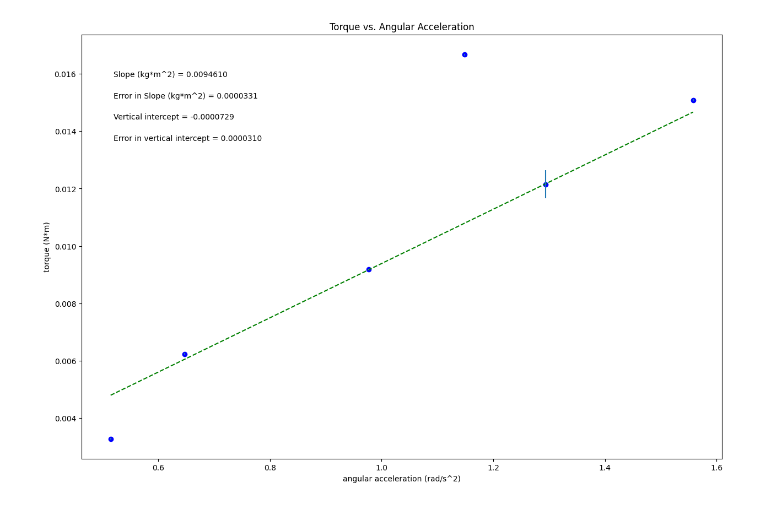
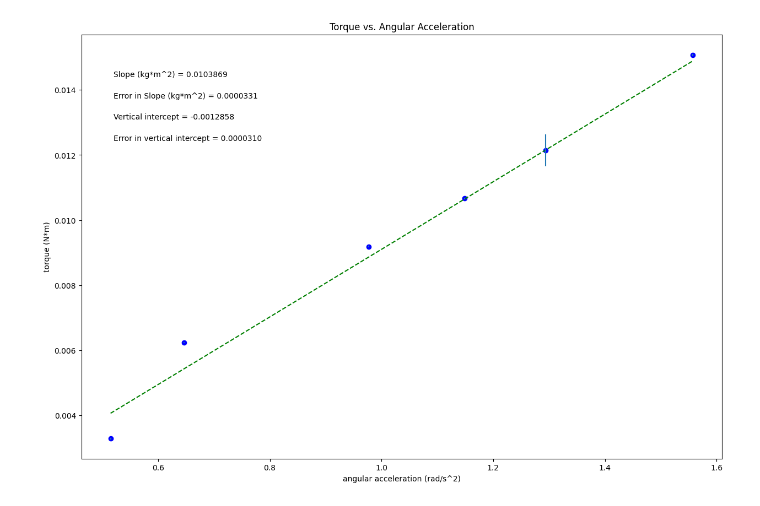
Before and after one commit to abriellepotter-source/abriellepotter, a Jupyter notebook: MomentofInertia.ipynb, the cells around one changed output. Drawn from its saved outputs; the diff is of its cells as text; code cells hidden in the pictures.

```diff
--- a/MomentofInertia.ipynb
+++ b/MomentofInertia.ipynb
@@ -21,7 +21,7 @@ import matplotlib.pyplot as plt
 
 angular_acceleration = np.array([0.514851, 0.646865, 0.976898, 1.148515, 1.293729, 1.557756])
 
-torque = np.array([0.003282, 0.006236, 0.009186, 0.01667, 0.01215, 0.015078])
+torque = np.array([0.003282, 0.006236, 0.009186, 0.010667, 0.01215, 0.015078])
 
 err_torque = np.array([0.000022, 0.000023, 0.000026, 0.000027, 0.00049, 0.000033])
 
@@ -92,31 +92,31 @@ elif annotation_placement==3 or annotation_placement==4:
 #Don't need to change anything in this section!
 
 #Plot data on graph. Plot error bars and place values for slope,
 #error in slope, and vertical intercept (plus error) on the plot using "annotate"
 
 plt.figure(figsize=(15,10))
 
 plt.plot(x, fit, color='green', linestyle='--')
 plt.scatter(x, y, color='blue', marker='o')
 
 plt.xlabel(x_label)
 plt.ylabel(y_label)
 plt.title(plot_title)
 
 plt.errorbar(x, y, yerr=dy, xerr=None, fmt="none") #don't need to plot x error bars
 
 plt.annotate('Slope ({}) = {value:.{digits}f}'.format(slope_units,value=m, digits=7),
              (xpos, ypos[0]), xycoords='axes fraction')
 
 plt.annotate('Error in Slope ({}) = {value:.{digits}f}'.format(slope_units,value=dm, digits=7),
              (xpos, ypos[1]), xycoords='axes fraction')
 
 plt.annotate('Vertical intercept = {value:.{digits}f}'.format(value=b, digits=7),
              (xpos, ypos[2]), xycoords='axes fraction')
 
 plt.annotate('Error in vertical intercept = {value:.{digits}f}'.format(value=db, digits=7),
              (xpos, ypos[3]), xycoords='axes fraction')
 
 plt.show()
 # %% [output]
-[figure, old version]
+[figure, new version]
```
